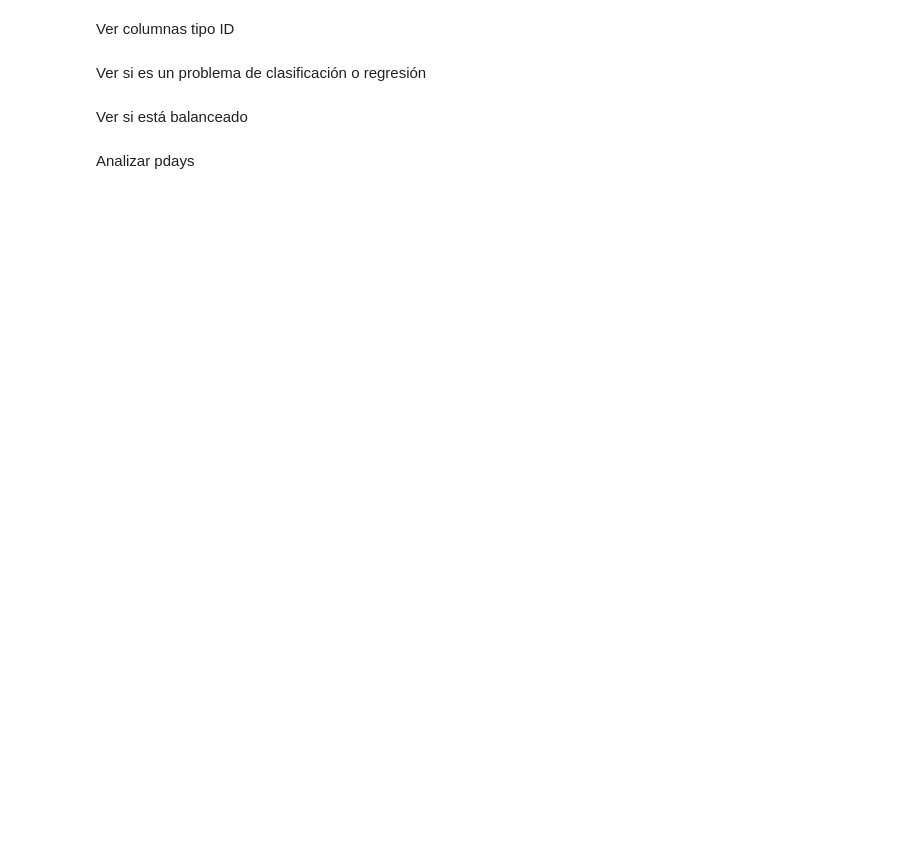
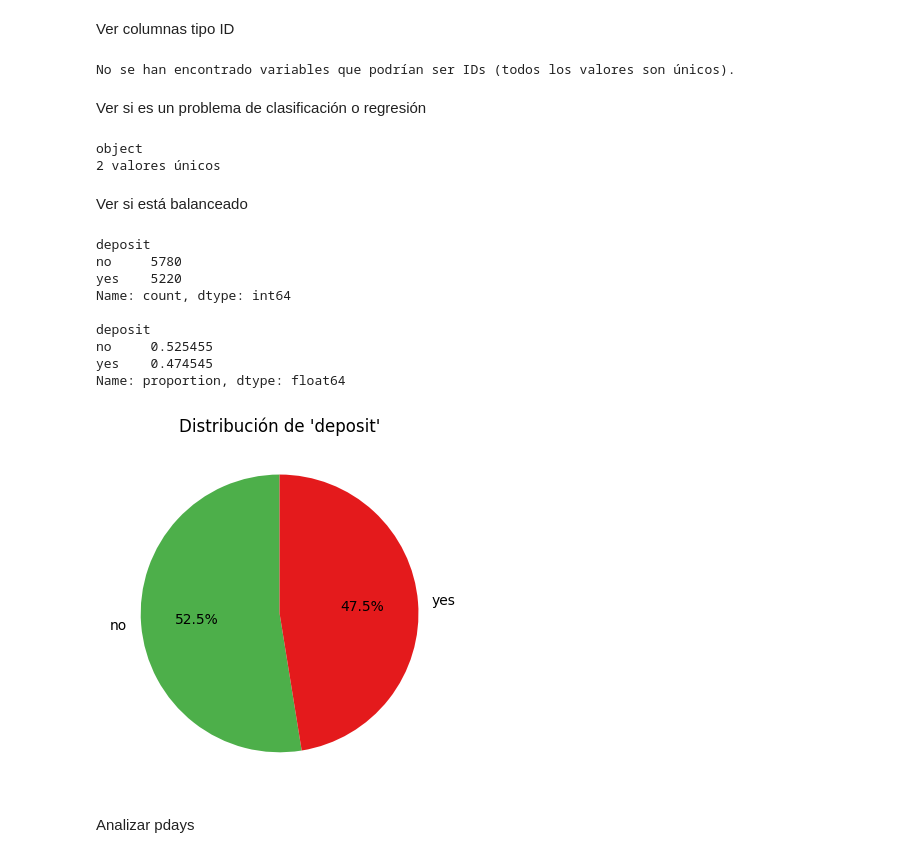
Before and after one commit to 100522155/Practica-Aprendizaje-autom-tico-g2, a Jupyter notebook: analisis.ipynb, the cells around one changed output. Drawn from its saved outputs; the diff is of its cells as text; code cells hidden in the pictures; blank space fills up the shorter version.

```diff
--- a/analisis.ipynb
+++ b/analisis.ipynb
@@ -73,8 +125,62 @@ Ver columnas constantes
 # %% [markdown]
 Ver columnas tipo ID
+# %%
+for var in df.columns:
+    n = 0
+    if df[var].nunique(dropna=False) == len(df):
+        print(f"{var} podría ser un ID (todos los valores son únicos)")
+        n = 1
+if n == 0:
+    print("No se han encontrado variables que podrían ser IDs (todos los valores son únicos).")
+# %% [output]
+No se han encontrado variables que podrían ser IDs (todos los valores son únicos).
 # %% [markdown]
 Ver si es un problema de clasificación o regresión
+# %%
+
+target = "deposit"
+print(df[target].dtype)
+print(df[target].nunique(), "valores únicos")
+
+#El target presenta dos valores únicos lo que supone un problema de clasificación binaria.
+#  Además, el target es de tipo object, lo que indica que es una variable categórica.
+#  Esto sugiere que el modelo a utilizar para predecir el target debe ser un modelo de clasificación,
+# como por ejemplo un árbol de decisión, una regresión logística o una red neuronal.
+# %% [output]
+object
+2 valores únicos
 # %% [markdown]
 Ver si está balanceado
+# %%
+counts = df[target].value_counts()
+props = df[target].value_counts(normalize=True)
+
+print(counts)
+print()
+print(props)
+
+# Gráfico pie para visualizar la distribución del target
+plt.figure(figsize=(4, 4))
+counts.plot.pie(
+    autopct="%1.1f%%",
+    startangle=90,
+    colors=["#4daf4a", "#e41a1c"],
+    legend=False,
+    ylabel=""
+)
+plt.title("Distribución de deposit")
+plt.tight_layout()
+plt.show()
+# %% [output]
+deposit
+no     5780
+yes    5220
+Name: count, dtype: int64
+
+deposit
+no     0.525455
+yes    0.474545
+Name: proportion, dtype: float64
+[figure, added]
 # %% [markdown]
 Analizar pdays
```
Also changed, not shown: parts of 6 cells of this notebook.
